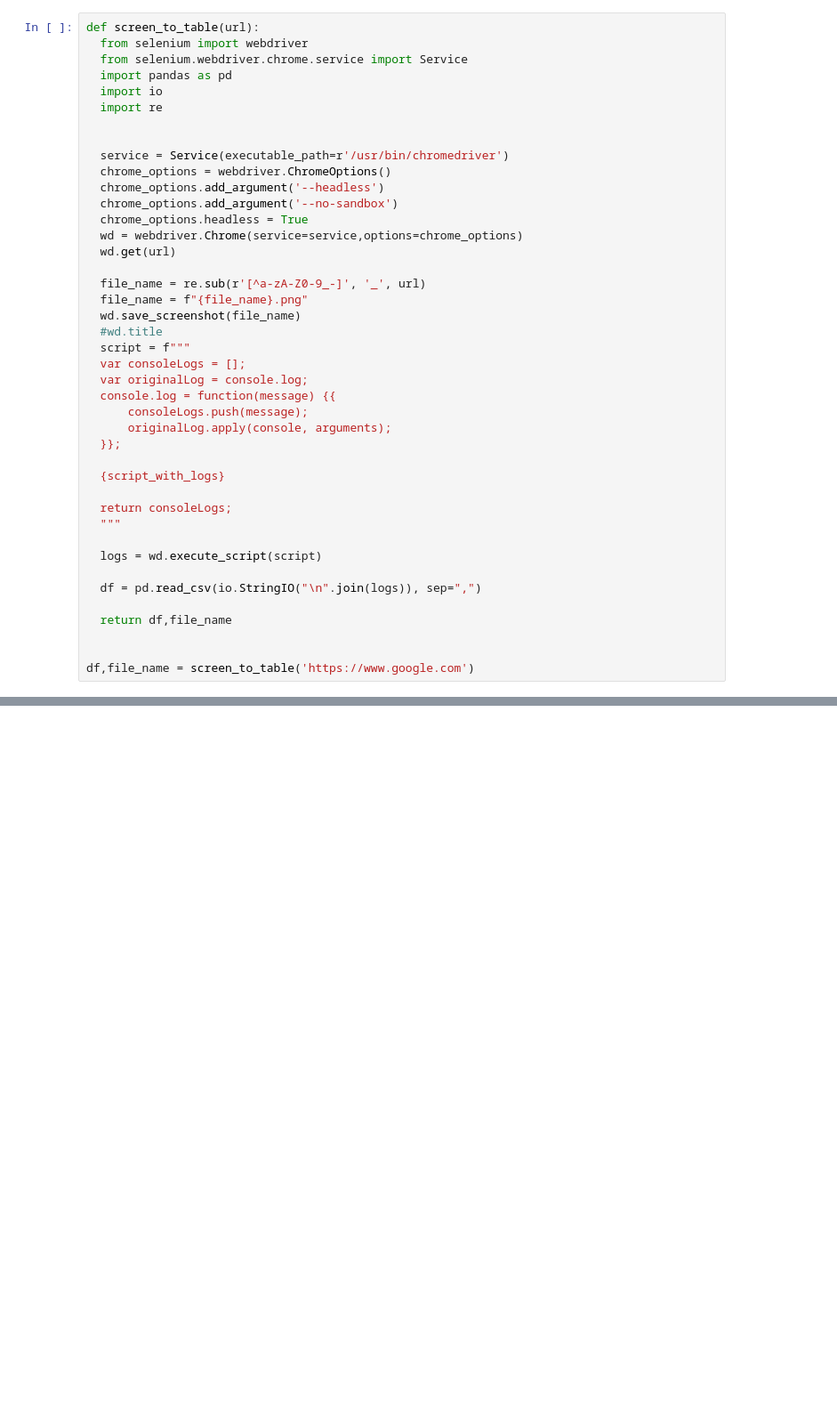
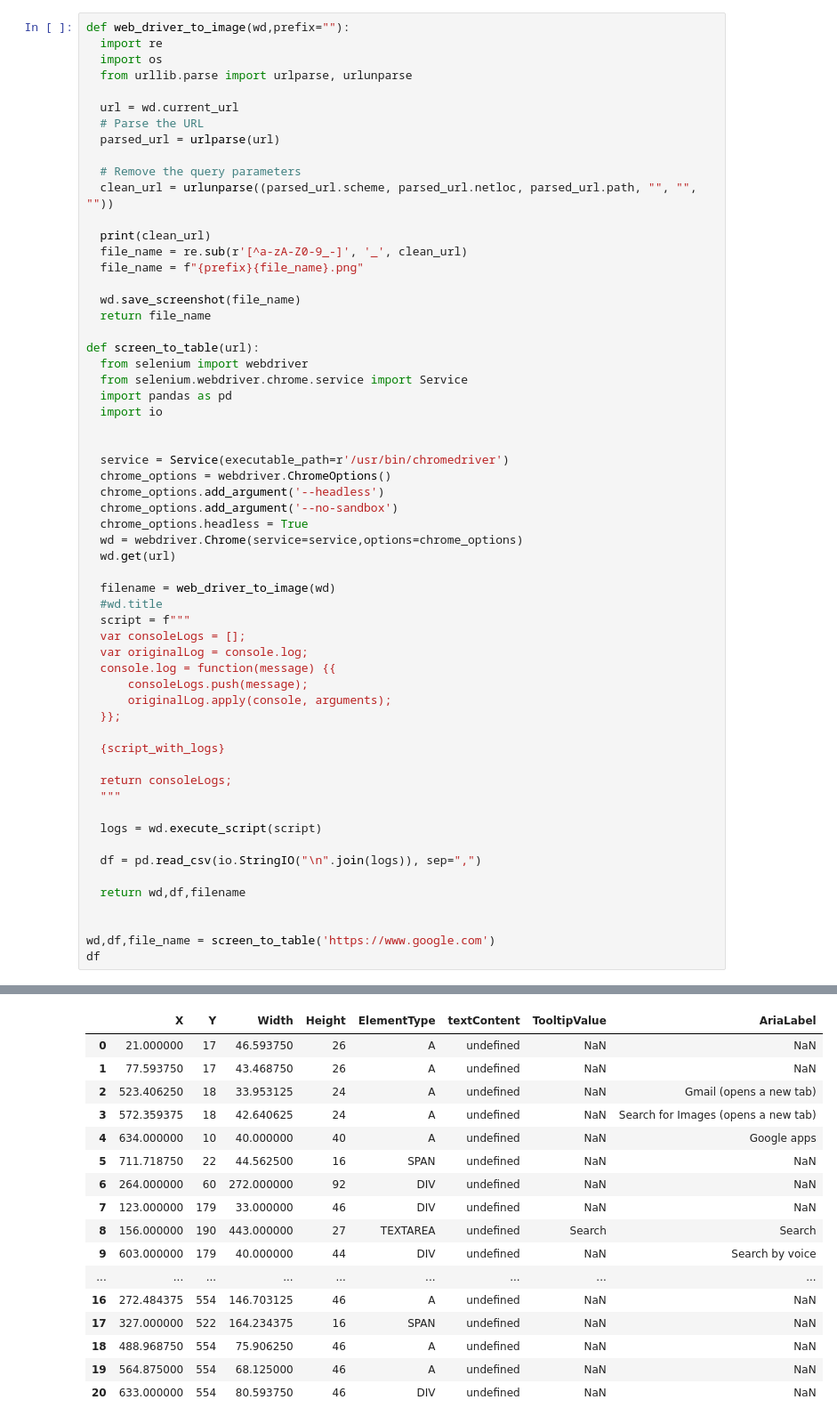
Before and after one commit to erlichsefi/ScrapeAnything, a Jupyter notebook: browser_base_translation /JavaScript.ipynb, the cells around one changed output, grey strips where cells are left out. Shown: that part at 89% size. Drawn from its saved outputs; the diff is of its cells as text; blank space fills up the shorter version.

```diff
--- a/browser_base_translation /JavaScript.ipynb
+++ b/browser_base_translation /JavaScript.ipynb
@@ -135,12 +137,30 @@ console.log("X,Y,Width,Height,ElementType,textContent,TooltipValue,AriaLabel");
 console.log(withoutParents.map( e=> e.rect.x+","+e.rect.y+","+e.rect.width+","+e.rect.height+","+e.e_type+","+e.rect.textContent+","+e.tooltip+","+e.ariaLabel).join("\\n"));
 """
 # %%
+def web_driver_to_image(wd,prefix=""):
+  import re
+  import os
+  from urllib.parse import urlparse, urlunparse
+
+  url = wd.current_url
+  # Parse the URL
+  parsed_url = urlparse(url)
+
+  # Remove the query parameters
+  clean_url = urlunparse((parsed_url.scheme, parsed_url.netloc, parsed_url.path, "", "", ""))
+
+  print(clean_url)
+  file_name = re.sub(r'[^a-zA-Z0-9_-]', '_', clean_url)
+  file_name = f"{prefix}{file_name}.png"
+
+  wd.save_screenshot(file_name)
+  return file_name
+
 def screen_to_table(url):
   from selenium import webdriver
   from selenium.webdriver.chrome.service import Service
   import pandas as pd
   import io
-  import re
 
 
   service = Service(executable_path=r'/usr/bin/chromedriver')
@@ -151,9 +171,7 @@ def screen_to_table(url):
   wd = webdriver.Chrome(service=service,options=chrome_options)
   wd.get(url)
 
-  file_name = re.sub(r'[^a-zA-Z0-9_-]', '_', url)
-  file_name = f"{file_name}.png"
-  wd.save_screenshot(file_name)
+  filename = web_driver_to_image(wd)
   #wd.title
   script = f"""
   var consoleLogs = [];
@@ -172,8 +190,9 @@ def screen_to_table(url):
 
   df = pd.read_csv(io.StringIO("\n".join(logs)), sep=",")
 
-  return df,file_name
+  return wd,df,filename
 
 
-df,file_name = screen_to_table('https://www.google.com')
+wd,df,file_name = screen_to_table('https://www.google.com')
+df
 # %% [output]
@@ -180,0 +200,17 @@ KeyboardInterrupt: ignored
+|  | X | Y | Width | Height | ElementType | textContent | TooltipValue | AriaLabel |
+| 0 | 21.000000 | 17 | 46.593750 | 26 | A | undefined | NaN | NaN |
+| 1 | 77.593750 | 17 | 43.468750 | 26 | A | undefined | NaN | NaN |
+| 2 | 523.406250 | 18 | 33.953125 | 24 | A | undefined | NaN | Gmail (opens a new tab) |
+| 3 | 572.359375 | 18 | 42.640625 | 24 | A | undefined | NaN | Search for Images (opens a new tab) |
+| 4 | 634.000000 | 10 | 40.000000 | 40 | A | undefined | NaN | Google apps |
+| 5 | 711.718750 | 22 | 44.562500 | 16 | SPAN | undefined | NaN | NaN |
+| 6 | 264.000000 | 60 | 272.000000 | 92 | DIV | undefined | NaN | NaN |
+| 7 | 123.000000 | 179 | 33.000000 | 46 | DIV | undefined | NaN | NaN |
+| 8 | 156.000000 | 190 | 443.000000 | 27 | TEXTAREA | undefined | Search | Search |
+| 9 | 603.000000 | 179 | 40.000000 | 44 | DIV | undefined | NaN | Search by voice |
+| ... | ... | ... | ... | ... | ... | ... | ... | ... |
+| 16 | 272.484375 | 554 | 146.703125 | 46 | A | undefined | NaN | NaN |
+| 17 | 327.000000 | 522 | 164.234375 | 16 | SPAN | undefined | NaN | NaN |
+| 18 | 488.968750 | 554 | 75.906250 | 46 | A | undefined | NaN | NaN |
+| 19 | 564.875000 | 554 | 68.125000 | 46 | A | undefined | NaN | NaN |
+| 20 | 633.000000 | 554 | 80.593750 | 46 | DIV | undefined | NaN | NaN |
```
Also changed, not shown: parts of 14 cells of this notebook.
